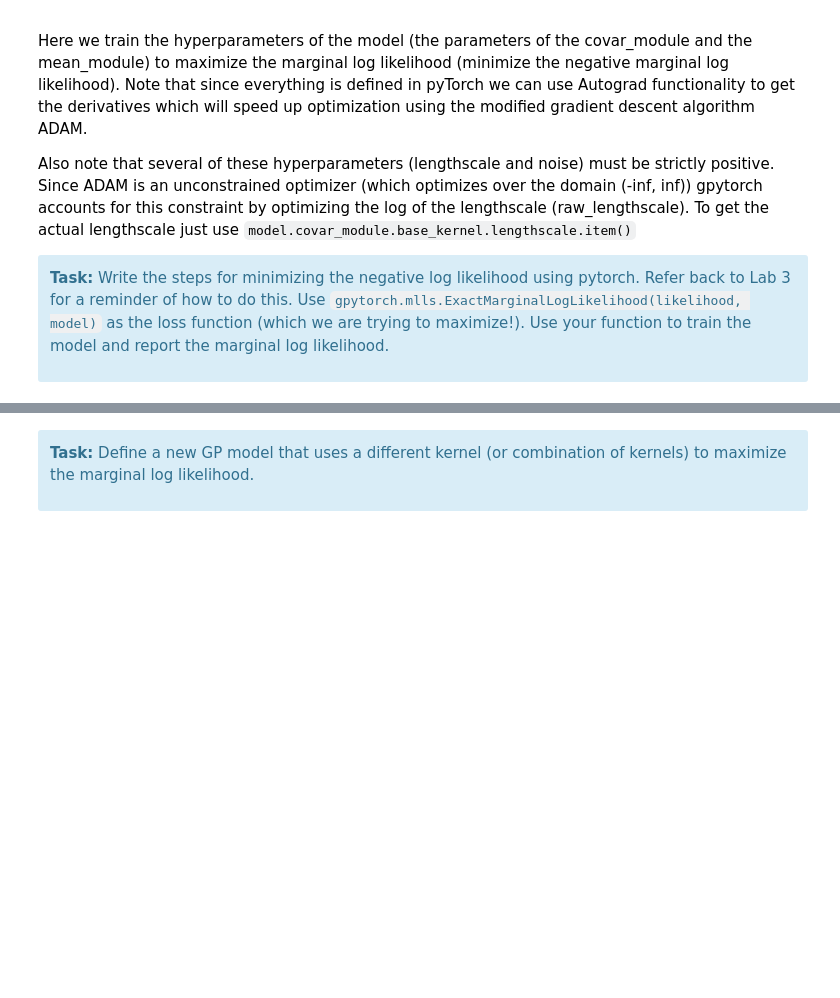
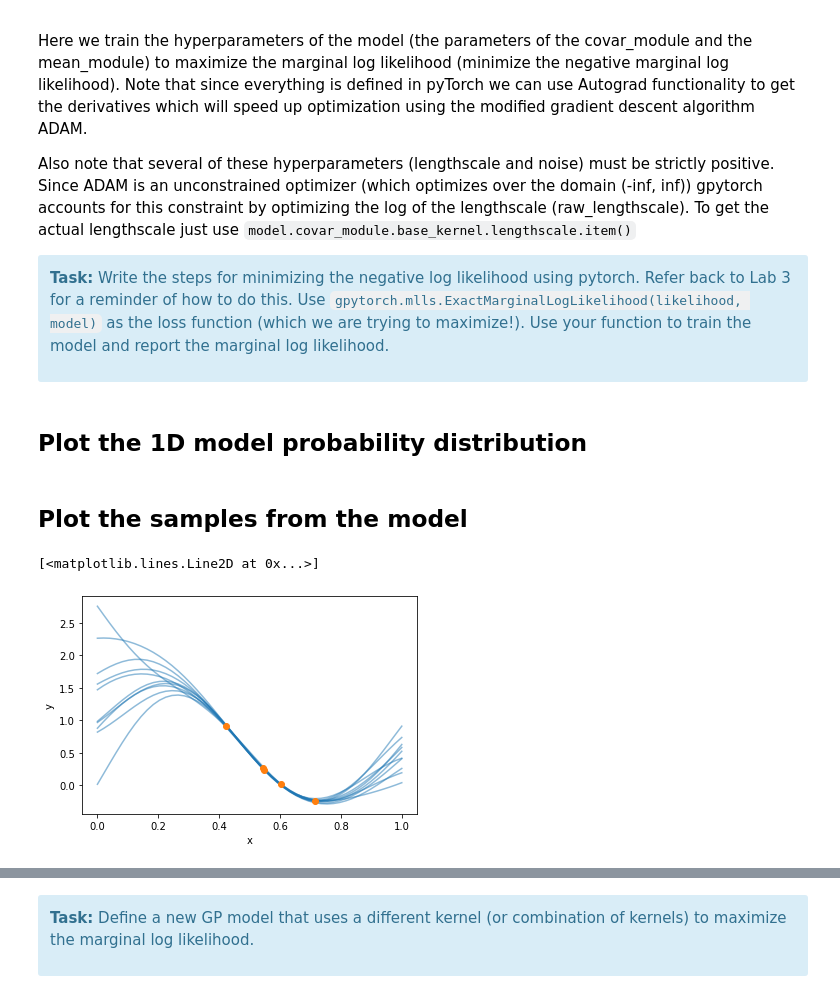
Before and after one commit to uspas/optimization_and_ml, a Jupyter notebook: labs/lab_04/lab_04.ipynb, the cells around one changed output, grey strips where cells are left out. Saved outputs shown, nothing was run; the diff lists cells and outputs as text; code cells hidden in the pictures; blank space fills up the shorter version.

````diff
--- a/labs/lab_04/lab_04.ipynb
+++ b/labs/lab_04/lab_04.ipynb
@@ -59,7 +60,7 @@ class ExactGPModel(gpytorch.models.ExactGP):
 Here we initialize our model with the training data and a defined likelihood (also a nn.Module) with a trainable noise parameter.
 # %%
 likelihood = gpytorch.likelihoods.GaussianLikelihood()
-model = ExactGPModel(train_x, train_f, likelihood)
+model = ExactGPModel(train_x, train_y, likelihood)
 # %% [markdown]
 NOTE: All PyTorch modules (including ExactGPModel) have ```.train()``` and ```.eval()``` modes. ```train()``` mode is for optimizing model hyperameters. ```.eval()``` mode is for computing predictions through the model posterior.
 # %% [markdown]
@@ -95,0 +95,49 @@ def train_model(model, likelihood):
+# %% [markdown]
+## Plot the 1D model probability distribution
+# %%
+#plot the gp distribution in the normalized range
+x = torch.linspace(0, 1, 50).double()
+model.eval()
+with torch.no_grad():
+    p = model(x)
+
+    #get the mean
+    m = p.mean
+
+    #get the 2 sigma confidence region around the mean
+    l,u = p.confidence_region()
+
+fig,ax = plt.subplots()
+ax.set_xlabel('x')
+ax.set_ylabel('y')
+#plot mean and confidence region
+ax.plot(x, m)
+ax.fill_between(x.squeeze(), l, u, alpha = 0.25, lw = 0)
+
+#plot samples
+ax.plot(train_x, train_y,'oC1')
+# %% [markdown]
+## Plot the samples from the model
+# %%
+#use the normalized range
+x = torch.linspace(0, 1, 50).double()
+#specify number of samples
+n_samples = 10
+model.eval()
+with torch.no_grad():
+    p = model(x)
+    s = p.rsample(torch.Size([n_samples]))
+
+fig,ax = plt.subplots()
+ax.set_xlabel('x')
+ax.set_ylabel('y')
+
+#plot samples from posterior model
+for sample in s:
+    ax.plot(x, sample,'C0',alpha = 0.5)
+
+#plot measurements
+ax.plot(train_x, train_y,'oC1')
+# %% [output]
+[<matplotlib.lines.Line2D at 0x...>]
+[figure, added]
````
Also changed, not shown: parts of 11 cells of this notebook.
